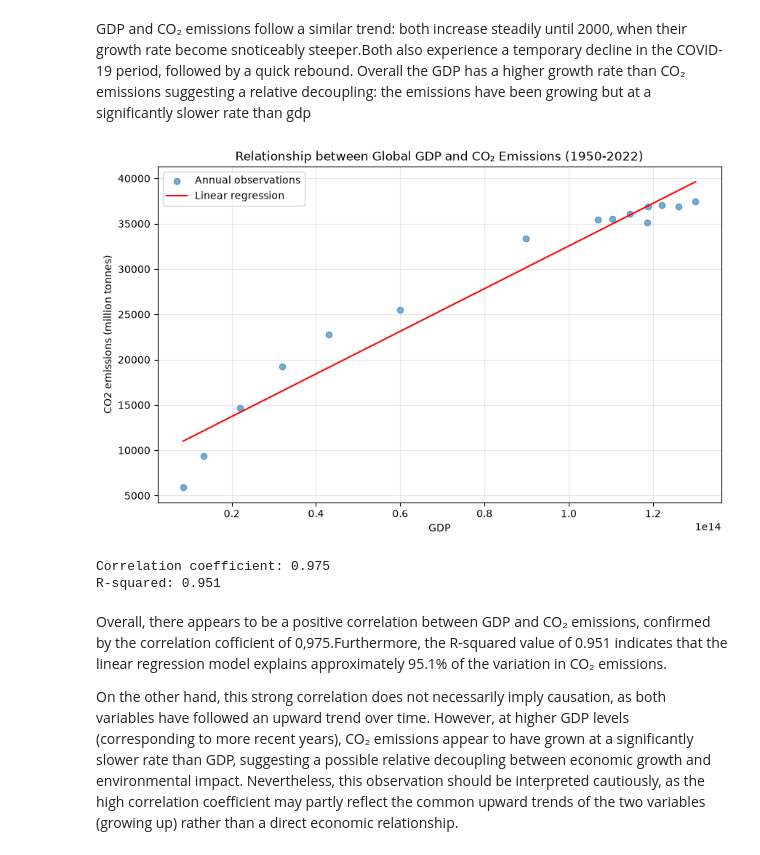
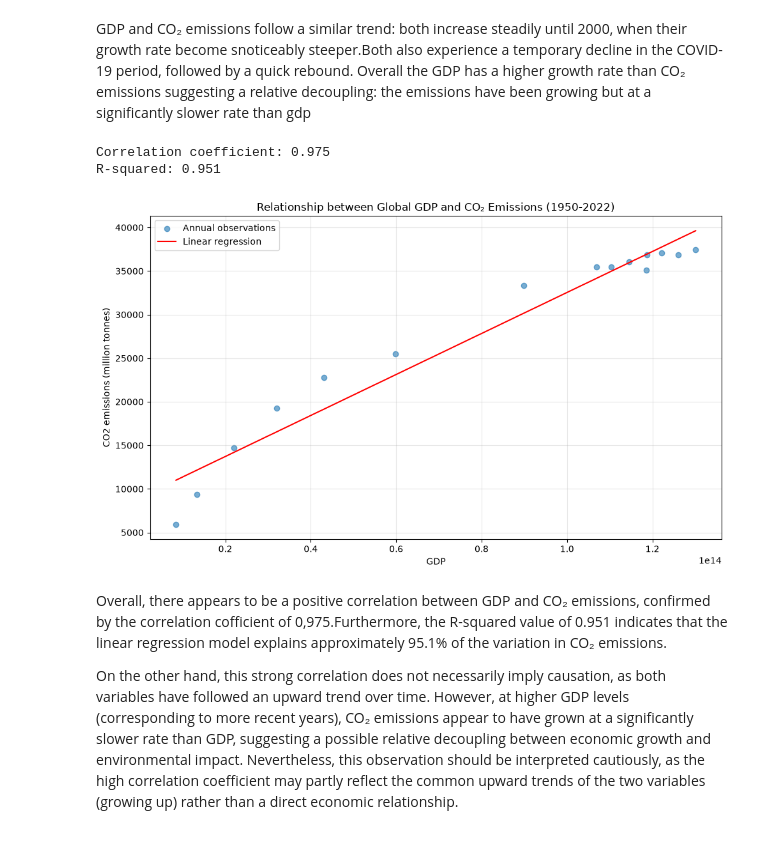
Before and after one commit to albertoalfieri13/Powering-the-Planet, a Jupyter notebook: notebooks/Powering the Planet.ipynb, the cells around one changed output. Saved outputs shown, nothing was run; the diff lists cells and outputs as text; code cells hidden in the pictures.

```diff
--- a/notebooks/Powering the Planet.ipynb
+++ b/notebooks/Powering the Planet.ipynb
@@ -471,11 +367,11 @@ print("First year:", df_co2['year'].min())
 print("Last year:", df_co2['year'].max())
 
 # Check data availability by decade
-
-df_co2['decade'] = (df_co2['year'] // 10) * 10
+df_co2_check = df_co2.copy()
+df_co2_check['decade'] = (df_co2_check['year'] // 10) * 10
 
 print(
-    df_co2.groupby('decade')[['co2', 'gdp', 'population']]
+    df_co2_check.groupby('decade')[['co2', 'gdp', 'population']]
     .count()
 )
 # %% [output]
@@ -589,9 +486,8 @@ year
 2022    165
 Length: 73, dtype: int64
 # %%
-# Selecting global CO₂ emissions
-df_world_co2 = df_co2_analysis[
-    df_co2_analysis['country'] == 'World'
-]
+# Select global CO2 emissions
+df_world_co2 = analysis.prepare_co2_data(df_co2_analysis)
 
-df_world_co2 = df_world_co2.sort_values('year')
+# Check the resulting dataset
+print(df_world_co2.head())
@@ -726,41 +553,22 @@ plt.show()
 # %% [markdown]
 GDP and CO₂ emissions follow a similar trend: both increase steadily until 2000, when their growth rate become snoticeably steeper.Both also experience a temporary decline in the COVID-19 period, followed by a quick rebound. Overall the GDP has a higher growth rate than CO₂ emissions suggesting a relative decoupling: the emissions have been growing but at a significantly slower rate than gdp
 # %%
-# Selecting GDP and CO2 values
-x = df_world_co2['gdp']
-y = df_world_co2['co2']
+# Calculate global GDP-CO2 regression
+regression_results = analysis.calculate_global_regression(df_world_co2)
 
-# Calculating linear regression
-slope, intercept = np.polyfit(x, y, 1)
+# Plot global GDP-CO2 relationship
+fig = plots.plot_global_gdp_co2_regression(
+    df_world_co2,
+    regression_results
+)
 
-# Creating regression line
-x_line = np.linspace(x.min(), x.max(), 100)
-y_line = slope * x_line + intercept
-
-# Calculating correlation coefficient and R-squared
-correlation = np.corrcoef(x, y)[0, 1]
-r_squared = correlation**2
-
-# Plotting
-plt.figure(figsize=(10, 6))
-
-plt.scatter(x, y, alpha=0.6, label='Annual observations')
-plt.plot(x_line, y_line, color='red', label='Linear regression')
-
-plt.title('Relationship between Global GDP and CO₂ Emissions (1950-2022)')
-plt.xlabel('GDP')
-plt.ylabel('CO2 emissions (million tonnes)')
-plt.legend()
-plt.grid(True, alpha=0.3)
-
-plt.show()
-
-print("Correlation coefficient:", round(correlation, 3))
-print("R-squared:", round(r_squared, 3))
+# Compute correlation and R-squared
+print("Correlation coefficient:", round(regression_results[4], 3))
+print("R-squared:", round(regression_results[5], 3))
 # %% [output]
+Correlation coefficient: 0.975
+R-squared: 0.951
-[figure, old version]
+[figure, new version]
-Correlation coefficient: 0.975
-R-squared: 0.951
 # %% [markdown]
 Overall, there appears to be a positive correlation between GDP and CO₂ emissions, confirmed by the correlation cofficient of 0,975.Furthermore, the R-squared value of 0.951 indicates that the linear regression model explains approximately 95.1% of the variation in CO₂ emissions.
 
```
Also changed, not shown: parts of 37 cells of this notebook, 6 other files.
